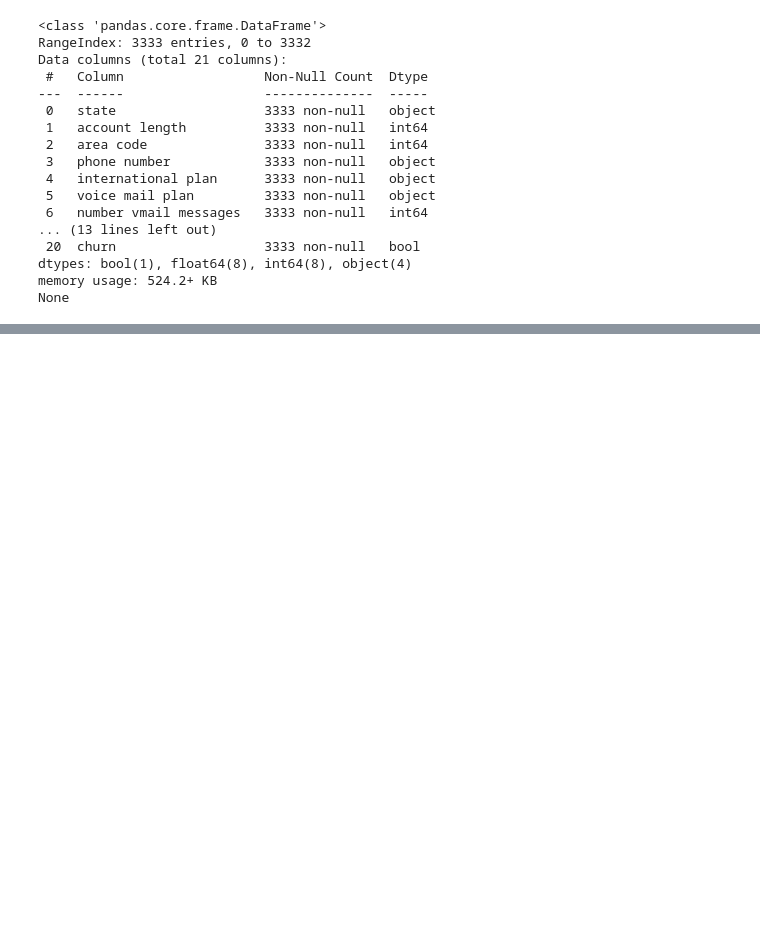
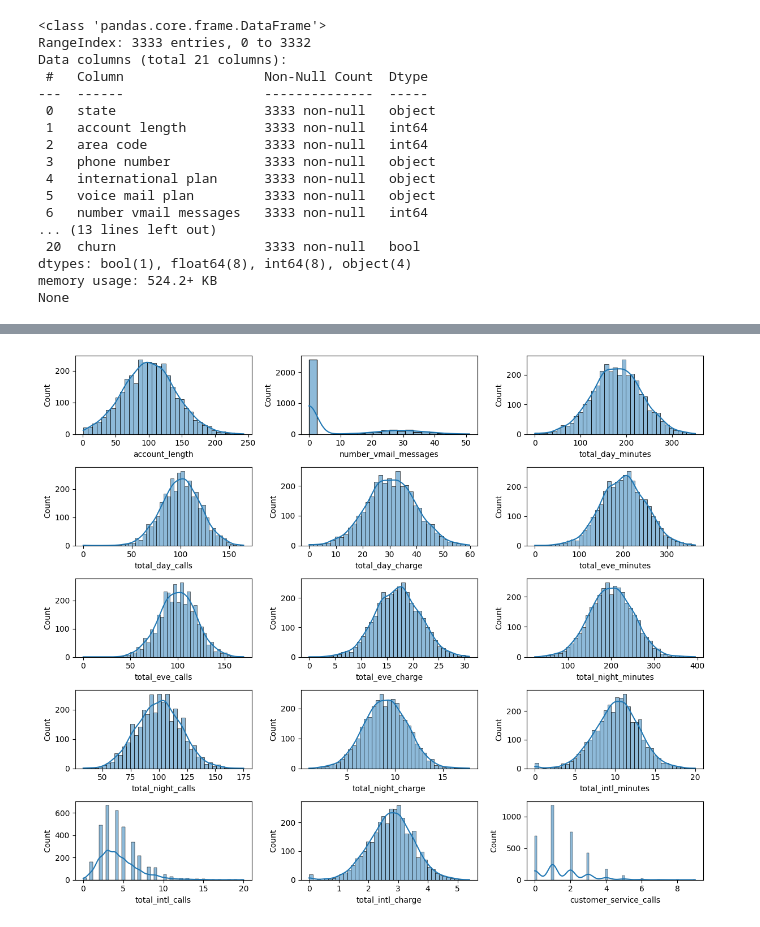
Before and after one commit to NgenziNevilleMativo/syriatel_customer_churn, a Jupyter notebook: index.ipynb, the cells around one changed output, grey strips where cells are left out. Drawn from its saved outputs; the diff is of its cells as text; code cells hidden in the pictures; blank space fills up the shorter version.

```diff
--- a/index.ipynb
+++ b/index.ipynb
@@ -131,0 +259,34 @@ Categorical Columns: Index(['state', 'phone_number', 'international_plan', 'voic
+# %%
+# Get the numeric columns using select_dtypes
+numeric_columns = df.select_dtypes(include='number').columns
+numeric_features = list(numeric_columns)
+
+# Calculate the number of rows and columns for subplots
+nrows = (len(numeric_features) - 1) // 3 + 1
+ncols = min(3, len(numeric_features))
+
+# Create subplots
+fig, axes = plt.subplots(nrows=nrows, ncols=ncols, figsize=(12, 10))
+
+# Flatten axes if necessary
+axes = axes.flatten() if nrows > 1 else [axes]
+
+# Plot numeric features
+for i, feature in enumerate(numeric_features):
+    ax = axes[i]
+    sns.histplot(df[feature], kde=True, ax=ax)
+    ax.set_xlabel(feature)
+    ax.set_ylabel("Count")
+
+# Remove empty subplots
+if len(numeric_features) < nrows * ncols:
+    for i in range(len(numeric_features), nrows * ncols):
+        fig.delaxes(axes[i])
+
+# Adjust subplot spacing
+fig.tight_layout()
+
+# Display the plot
+plt.show()
+# %% [output]
+[figure, added]
```
Also changed, not shown: parts of 25 cells of this notebook.
